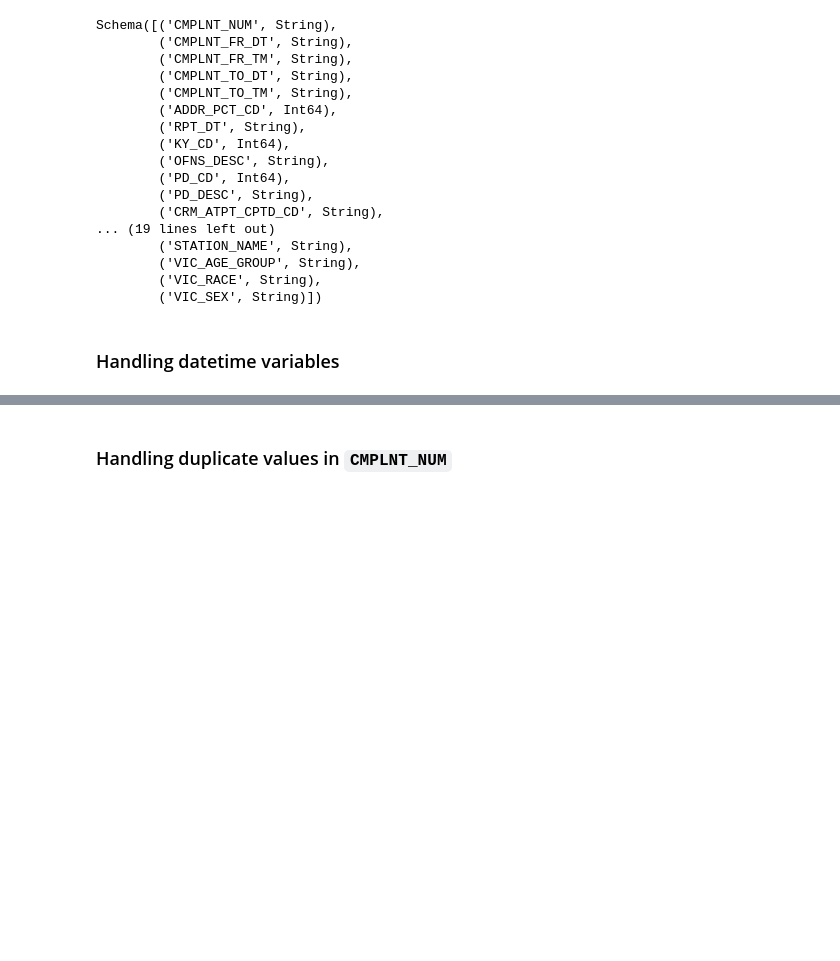
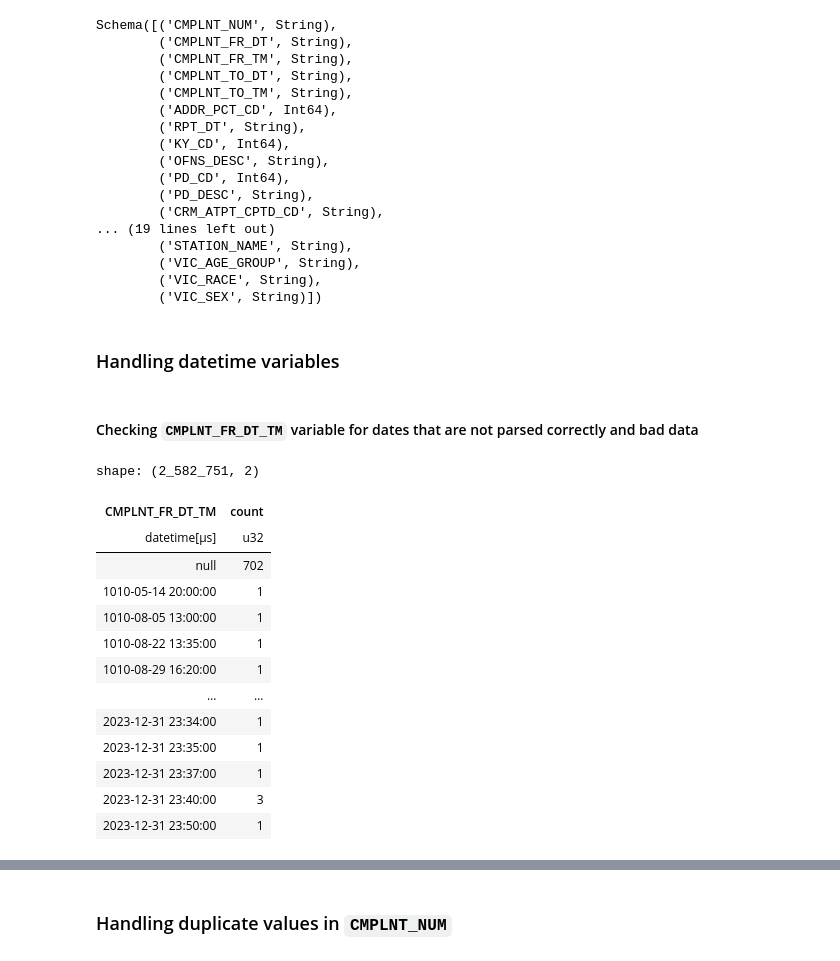
Before and after one commit to vinay-ram1999/NYC-SDoH, a Jupyter notebook: src/NYPD-Complaint-Data-to-DB.ipynb, the cells around one changed output, grey strips where cells are left out. Cells and saved outputs as stored; diff of their text form; code cells hidden in the pictures; blank space fills up the shorter version.

Commit message:
Cleaned datetime variables;

```diff
--- a/src/NYPD-Complaint-Data-to-DB.ipynb
+++ b/src/NYPD-Complaint-Data-to-DB.ipynb
@@ -51,3 +52,23 @@ complaint_lf = complaint_lf.with_columns(pl.col('CMPLNT_FR_DT').str.to_date("%m/
 complaint_lf = complaint_lf.with_columns(pl.col('CMPLNT_FR_DT').dt.combine(pl.col('CMPLNT_FR_TM')).alias('CMPLNT_FR_DT_TM'),
                                          pl.col('CMPLNT_TO_DT').dt.combine(pl.col('CMPLNT_TO_TM')).alias('CMPLNT_TO_DT_TM')
                                          ).drop('CMPLNT_FR_DT','CMPLNT_FR_TM','CMPLNT_TO_DT','CMPLNT_TO_TM')
+# %% [markdown]
+#### Checking `CMPLNT_FR_DT_TM` variable for dates that are not parsed correctly and bad data
+# %%
+cmplnt_from_datetime = complaint_lf.select('CMPLNT_FR_DT_TM').group_by('CMPLNT_FR_DT_TM').len('count').sort('CMPLNT_FR_DT_TM').collect()
+cmplnt_from_datetime
+# %% [output]
+shape: (2_582_751, 2)
+| CMPLNT_FR_DT_TM | count |
+| datetime[μs] | u32 |
+| null | 702 |
+| 1010-05-14 20:00:00 | 1 |
+| 1010-08-05 13:00:00 | 1 |
+| 1010-08-22 13:35:00 | 1 |
+| 1010-08-29 16:20:00 | 1 |
+| … | … |
+| 2023-12-31 23:34:00 | 1 |
+| 2023-12-31 23:35:00 | 1 |
+| 2023-12-31 23:37:00 | 1 |
+| 2023-12-31 23:40:00 | 3 |
+| 2023-12-31 23:50:00 | 1 |
```
Also changed, not shown: parts of 19 cells of this notebook.
